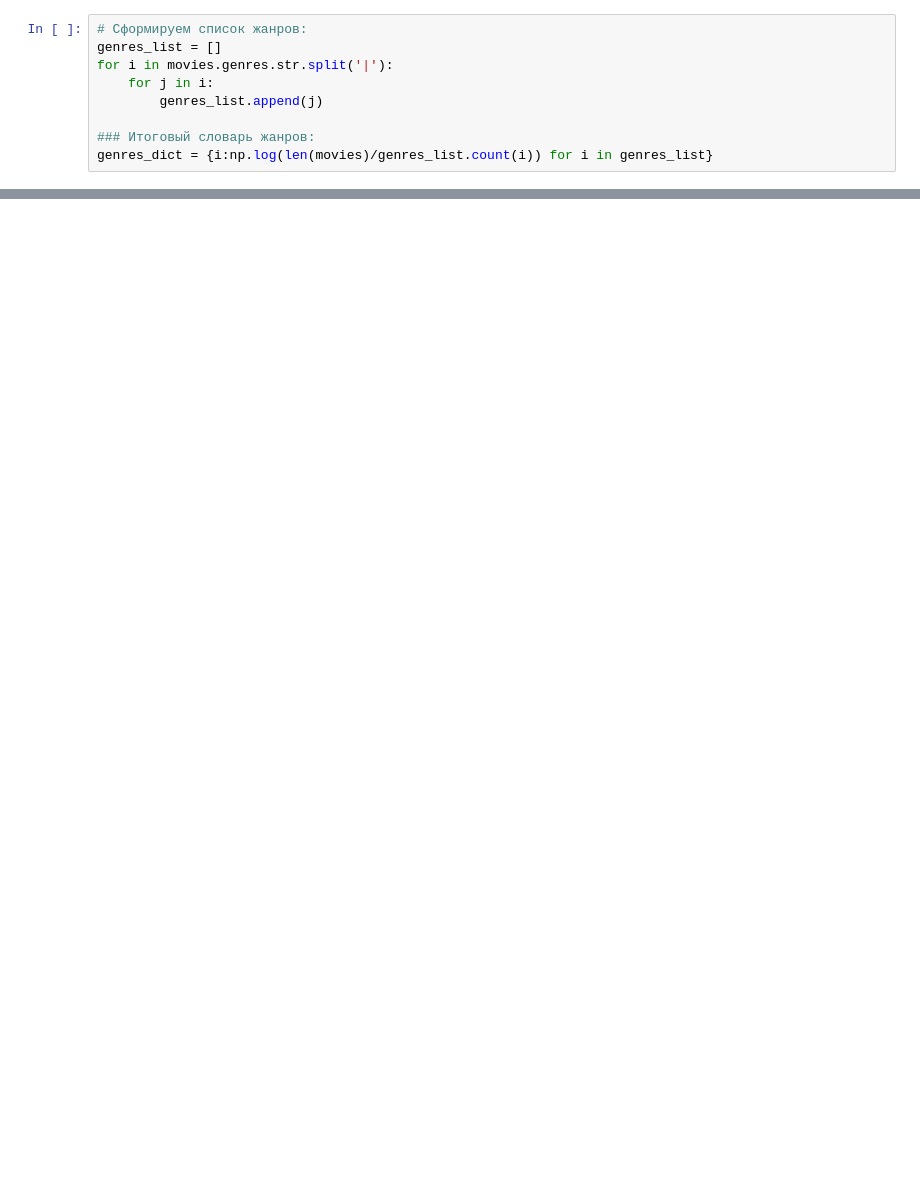
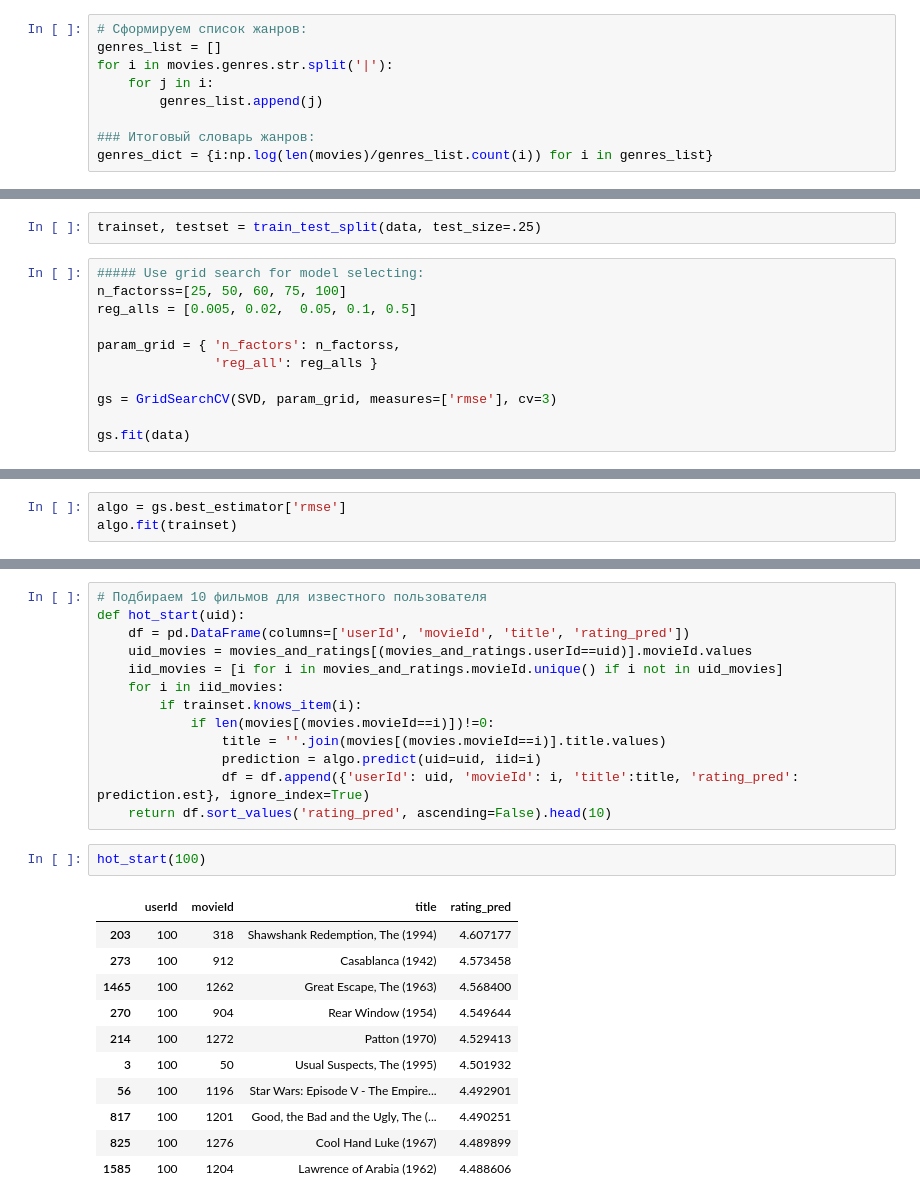
Before and after one commit to kianya/recomend_systems, a Jupyter notebook: homework-3-hybrid.ipynb, the cells around one changed output, grey strips where cells are left out. Drawn from its saved outputs; the diff is of its cells as text; blank space fills up the shorter version.

```diff
--- a/homework-3-hybrid.ipynb
+++ b/homework-3-hybrid.ipynb
@@ -188,0 +299,13 @@ mean_squared_error(predictions, y_test)
+# %%
+trainset, testset = train_test_split(data, test_size=.25)
+# %%
+##### Use grid search for model selecting:
+n_factorss=[25, 50, 60, 75, 100]
+reg_alls = [0.005, 0.02,  0.05, 0.1, 0.5]
+
+param_grid = { 'n_factors': n_factorss,
+               'reg_all': reg_alls }
+
+gs = GridSearchCV(SVD, param_grid, measures=['rmse'], cv=3)
+
+gs.fit(data)
@@ -188,0 +316,3 @@ mean_squared_error(predictions, y_test)
+# %%
+algo = gs.best_estimator['rmse']
+algo.fit(trainset)
@@ -188,0 +327,27 @@ mean_squared_error(predictions, y_test)
+# %%
+# Подбираем 10 фильмов для известного пользователя
+def hot_start(uid):
+    df = pd.DataFrame(columns=['userId', 'movieId', 'title', 'rating_pred'])
+    uid_movies = movies_and_ratings[(movies_and_ratings.userId==uid)].movieId.values
+    iid_movies = [i for i in movies_and_ratings.movieId.unique() if i not in uid_movies]
+    for i in iid_movies:
+        if trainset.knows_item(i):
+            if len(movies[(movies.movieId==i)])!=0:
+                title = ''.join(movies[(movies.movieId==i)].title.values)
+                prediction = algo.predict(uid=uid, iid=i)
+                df = df.append({'userId': uid, 'movieId': i, 'title':title, 'rating_pred': prediction.est}, ignore_index=True)
+    return df.sort_values('rating_pred', ascending=False).head(10)
+# %%
+hot_start(100)
+# %% [output]
+|  | userId | movieId | title | rating_pred |
+| 203 | 100 | 318 | Shawshank Redemption, The (1994) | 4.607177 |
+| 273 | 100 | 912 | Casablanca (1942) | 4.573458 |
+| 1465 | 100 | 1262 | Great Escape, The (1963) | 4.568400 |
+| 270 | 100 | 904 | Rear Window (1954) | 4.549644 |
+| 214 | 100 | 1272 | Patton (1970) | 4.529413 |
+| 3 | 100 | 50 | Usual Suspects, The (1995) | 4.501932 |
+| 56 | 100 | 1196 | Star Wars: Episode V - The Empire... | 4.492901 |
+| 817 | 100 | 1201 | Good, the Bad and the Ugly, The (... | 4.490251 |
+| 825 | 100 | 1276 | Cool Hand Luke (1967) | 4.489899 |
+| 1585 | 100 | 1204 | Lawrence of Arabia (1962) | 4.488606 |
```
Also changed, not shown: parts of 56 cells of this notebook.
